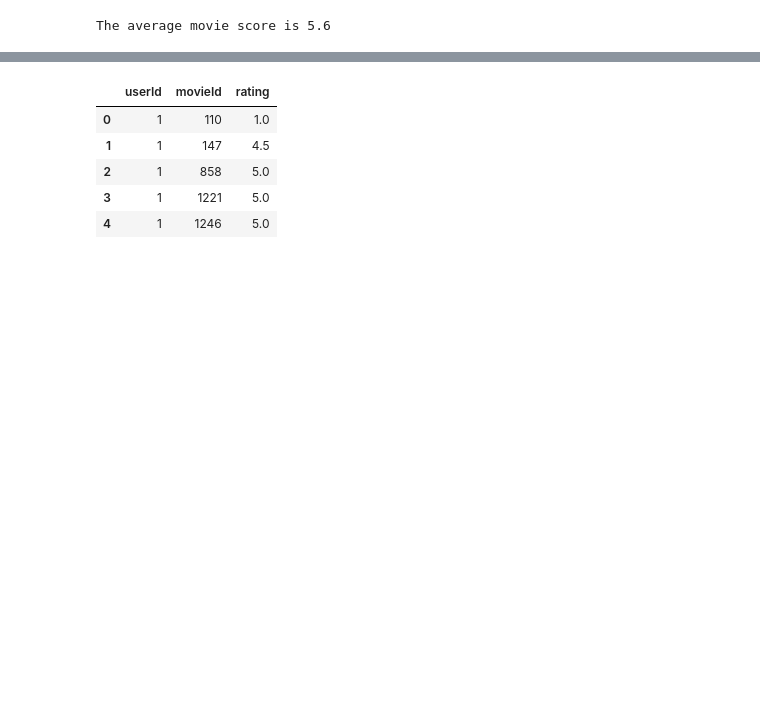
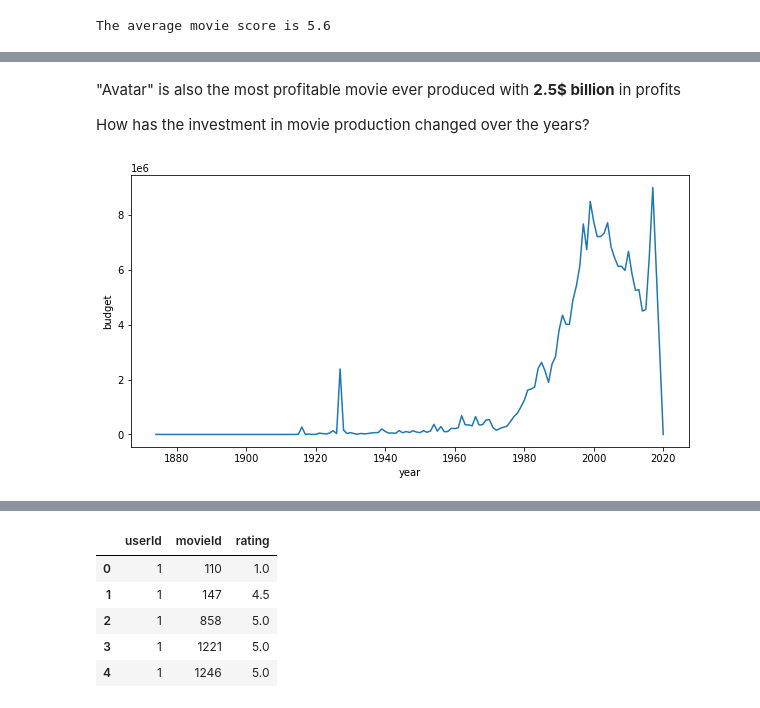
Before and after one commit to adi-benz/movies-rating-analysis, a Jupyter notebook: analysis.ipynb, the cells around one changed output, grey strips where cells are left out. Drawn from its saved outputs; the diff is of its cells as text; code cells hidden in the pictures; blank space fills up the shorter version.

```diff
--- a/analysis.ipynb
+++ b/analysis.ipynb
@@ -338,0 +399,13 @@ We can deduce most movies have less than 500 ratings, and the average rating of
+# %% [markdown]
+"Avatar" is also the most profitable movie ever produced with **2.5$ billion** in profits
+
+How has the investment in movie production changed over the years?
+# %%
+movies_average_budget = movies[["release_date", "budget"]].copy()
+movies_average_budget["year"] = movies_average_budget["release_date"].apply(lambda date: date.year)
+
+plt.figure(figsize=(10, 5))
+sns.lineplot(data=movies_average_budget.groupby("year").mean(), x="year", y="budget")
+plt.show()
+# %% [output]
+[figure, added]
```
Also changed, not shown: parts of 74 cells of this notebook.
